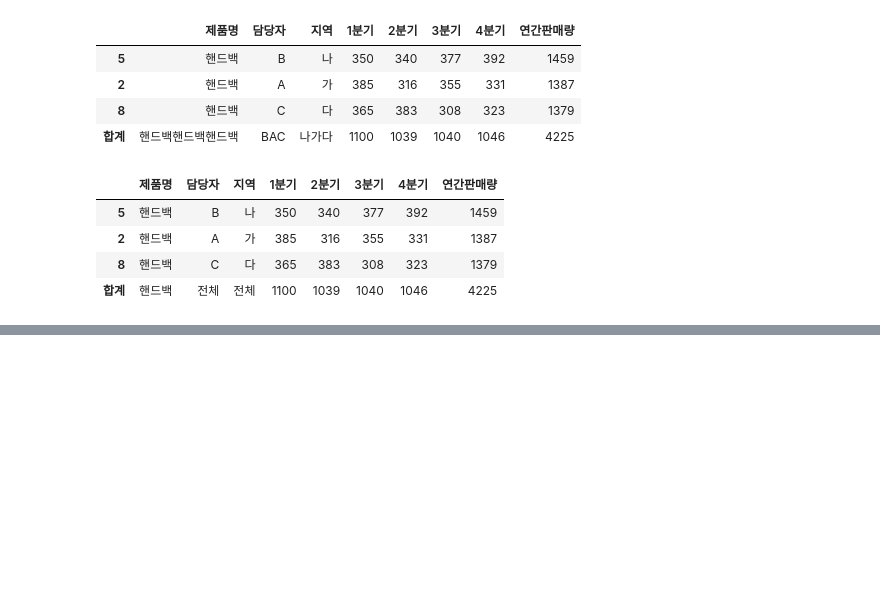
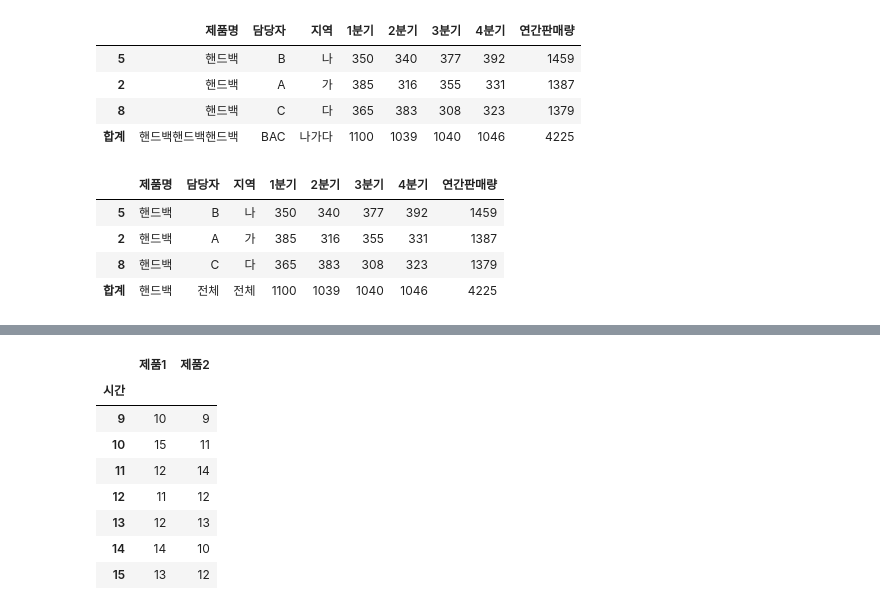
Before and after one commit to jeehoshin/python_newbie, a Jupyter notebook: chapter13_excel.ipynb, the cells around one changed output, grey strips where cells are left out. Saved outputs shown, nothing was run; the diff lists cells and outputs as text; code cells hidden in the pictures; blank space fills up the shorter version.

```diff
--- a/chapter13_excel.ipynb
+++ b/chapter13_excel.ipynb
@@ -480,0 +500,22 @@ handbag_total_2
+# %%
+import matplotlib.pyplot as plt
+import pandas as pd
+
+sales = {'시간': [9, 10, 11, 12, 13, 14, 15],
+         '제품1': [10, 15, 12, 11, 12, 14, 13],
+         '제품2': [9, 11, 14, 12, 13, 10, 12]}
+
+df = pd.DataFrame(sales, index = sales['시간'], columns = ['제품1', '제품2'])
+df.index.name = '시간' #index 라벨 추가
+
+df
+# %% [output]
+|  | 제품1 | 제품2 |
+| 시간 |  |  |
+| 9 | 10 | 9 |
+| 10 | 15 | 11 |
+| 11 | 12 | 14 |
+| 12 | 11 | 12 |
+| 13 | 12 | 13 |
+| 14 | 14 | 10 |
+| 15 | 13 | 12 |
```
Also changed, not shown: parts of 6 cells of this notebook.
